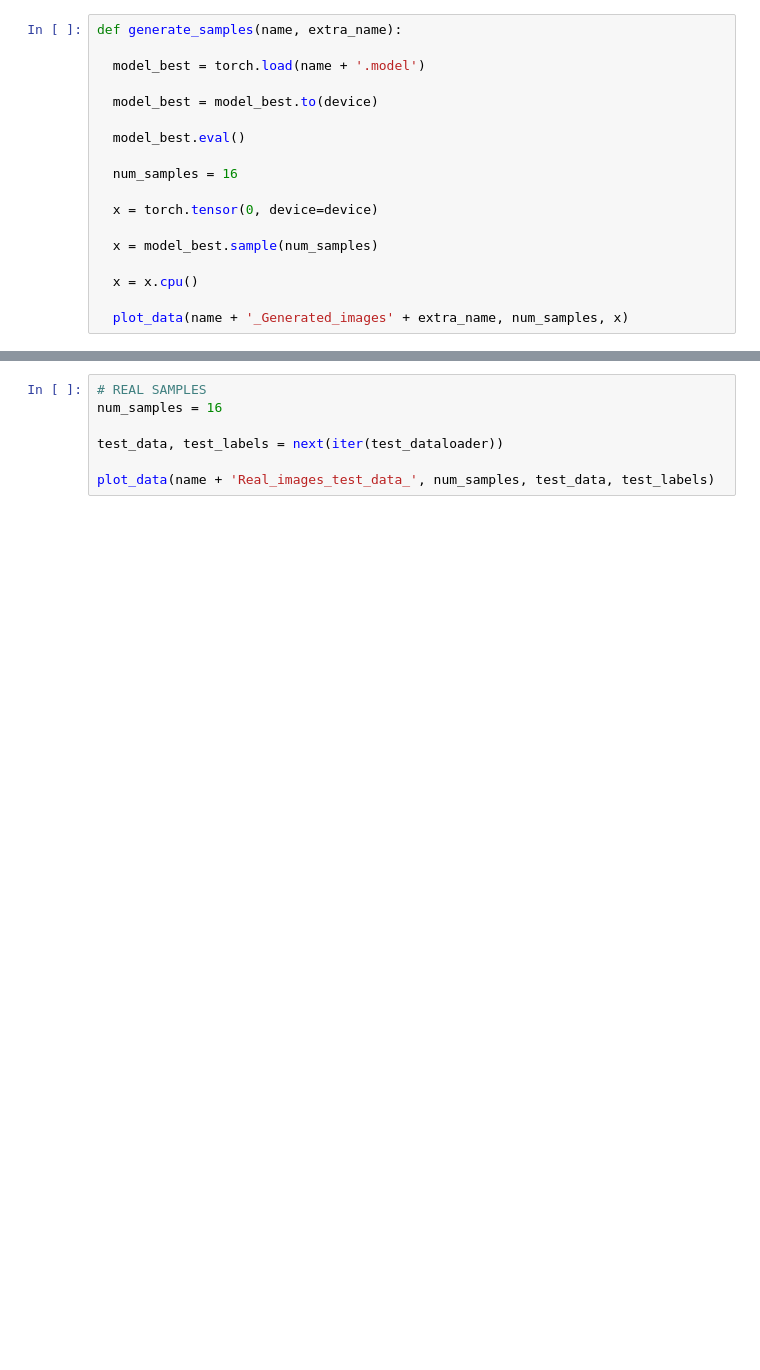
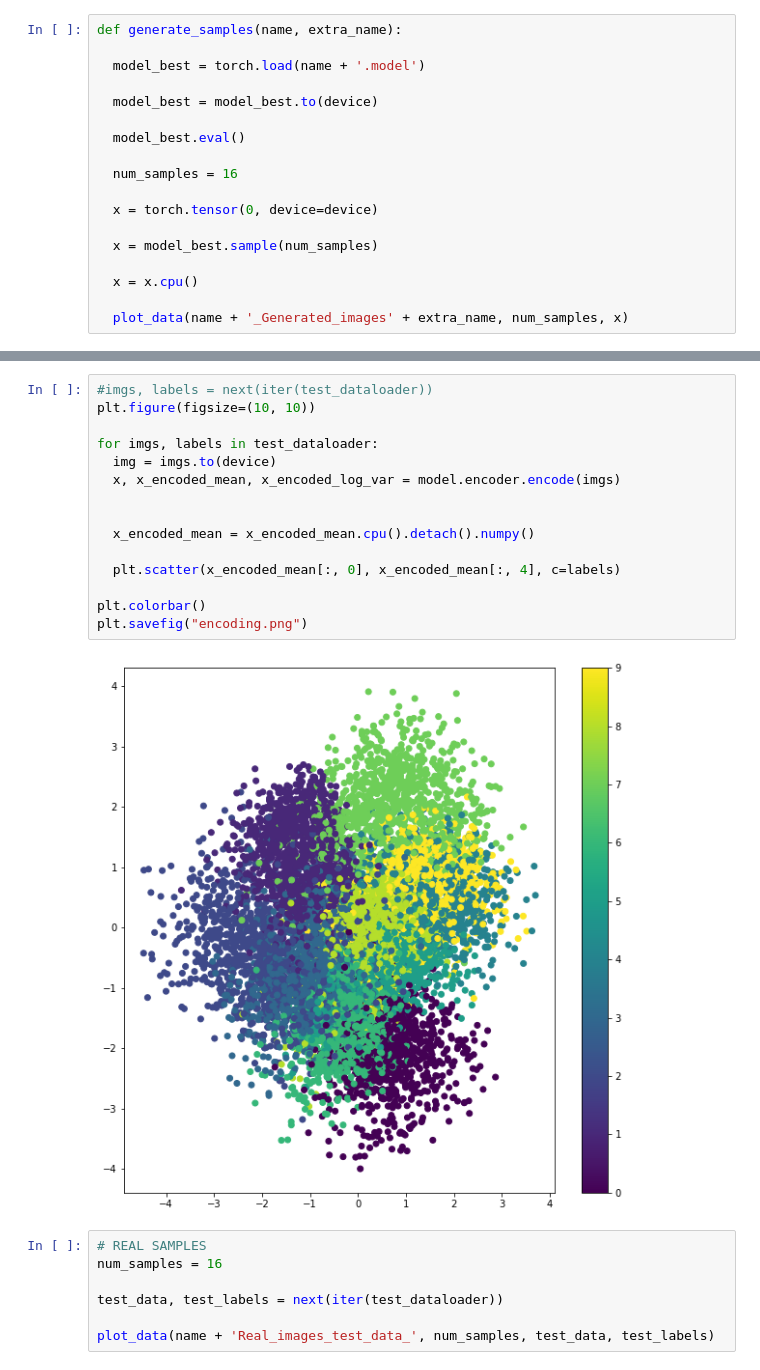
Before and after one commit to pelinsuciftcioglu/VAE, a Jupyter notebook: VAE.ipynb, the cells around one changed output, grey strips where cells are left out. Drawn from its saved outputs; the diff is of its cells as text; blank space fills up the shorter version.

```diff
--- a/VAE.ipynb
+++ b/VAE.ipynb
@@ -503,3 +516,20 @@ h True
+# %%
+#imgs, labels = next(iter(test_dataloader))
+plt.figure(figsize=(10, 10))
+
+for imgs, labels in test_dataloader:
+  img = imgs.to(device)
+  x, x_encoded_mean, x_encoded_log_var = model.encoder.encode(imgs)
+
+
+  x_encoded_mean = x_encoded_mean.cpu().detach().numpy()
+
+  plt.scatter(x_encoded_mean[:, 0], x_encoded_mean[:, 4], c=labels)
+
+plt.colorbar()
+plt.savefig("encoding.png")
+# %% [output]
+[figure, added]
 # %%
 # REAL SAMPLES
 num_samples = 16
```
Also changed, not shown: parts of 11 cells of this notebook.
